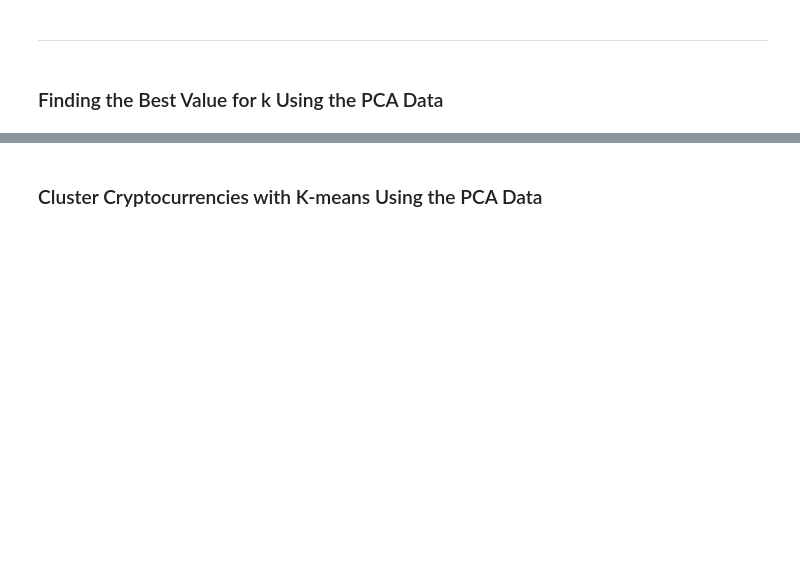
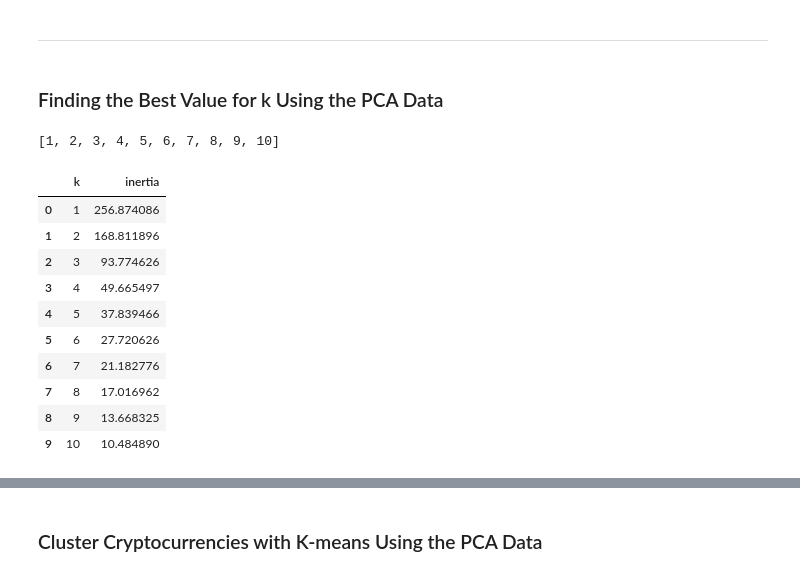
Before and after one commit to YargKlnc/CryptoClustering, a Jupyter notebook: Crypto_Clustering.ipynb, the cells around one changed output, grey strips where cells are left out. Saved outputs shown, nothing was run; the diff lists cells and outputs as text; code cells hidden in the pictures; blank space fills up the shorter version.

```diff
--- a/Crypto_Clustering.ipynb
+++ b/Crypto_Clustering.ipynb
@@ -298,5 +347,9 @@ print(pca_model.explained_variance_ratio_)
 ### Finding the Best Value for k Using the PCA Data
 # %%
 # Creating a list with the number of k-values from 1 to 11
+pca_k_list = list(range(1, 11))
+print(pca_k_list)
+# %% [output]
+[1, 2, 3, 4, 5, 6, 7, 8, 9, 10]
 # %%
 # Creating an empty list to store the inertia values
@@ -310,6 +367,26 @@ print(pca_model.explained_variance_ratio_)
 # %%
 # Creating a dictionary with the data to plot the Elbow curve
+elbow_data = {"k": pca_k_list, "inertia": inertia}
 
 # Creating a DataFrame with the data to plot the Elbow curve
+df_elbow2 = pd.DataFrame(elbow_data)
+
+# Saving DataFrame to CSV in the 'Output' folder
+output_file_path = os.path.join(output_folder, 'df_elbow2.csv')
+df_elbow2.to_csv(output_file_path, index=False)
+
+df_elbow2
+# %% [output]
+|  | k | inertia |
+| 0 | 1 | 256.874086 |
+| 1 | 2 | 168.811896 |
+| 2 | 3 | 93.774626 |
+| 3 | 4 | 49.665497 |
+| 4 | 5 | 37.839466 |
+| 5 | 6 | 27.720626 |
+| 6 | 7 | 21.182776 |
+| 7 | 8 | 17.016962 |
+| 8 | 9 | 13.668325 |
+| 9 | 10 | 10.484890 |
 # %%
 # Plotting a line chart with all the inertia values computed with
```
Also changed, not shown: parts of 21 cells of this notebook, 11 other files.
